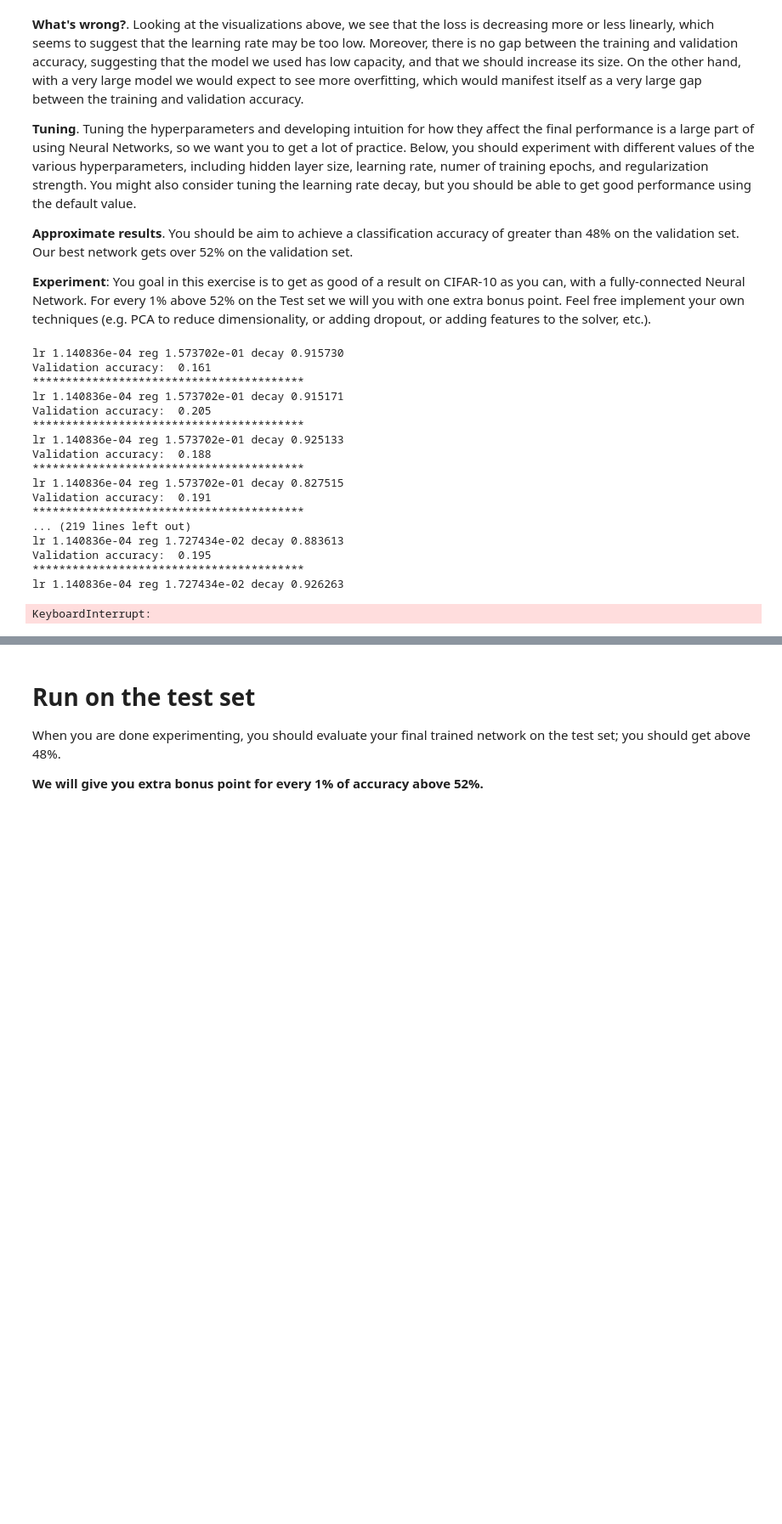
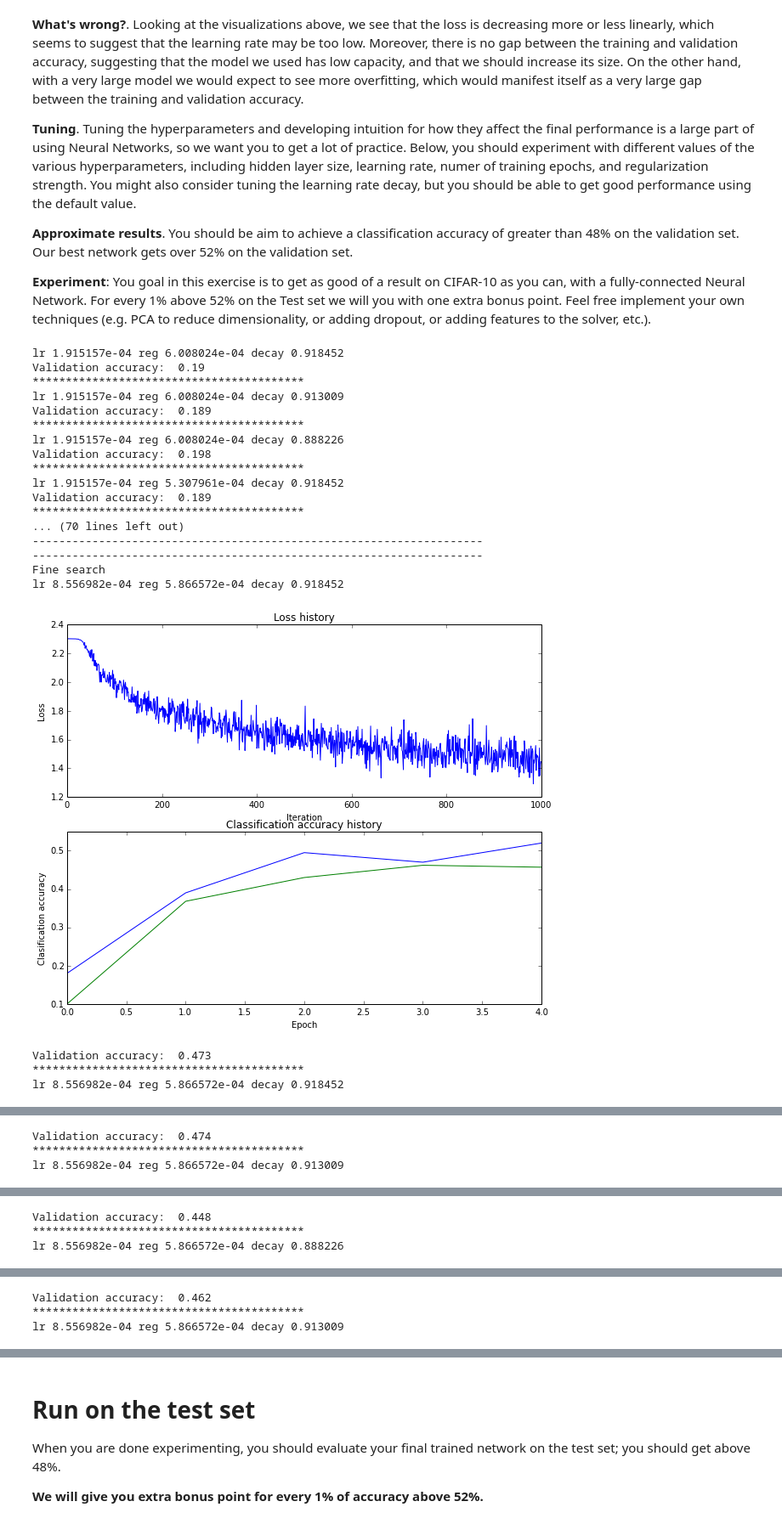
Before and after one commit to xmfbit/CS231n, a Jupyter notebook: assignment1/two_layer_net.ipynb, the cells around one changed output, grey strips where cells are left out. Shown at 85% size. Cells and saved outputs as stored; diff of their text form; code cells hidden in the pictures; blank space fills up the shorter version.

Commit message:
Complete NN part, best accuracy need to be improved

```diff
--- a/assignment1/two_layer_net.ipynb
+++ b/assignment1/two_layer_net.ipynb
@@ -295,9 +295,9 @@ best_net = None # store the best model into this
 input_sizes = 32 * 32 * 3
 hidden_sizes = 50
 
-learning_rates =10**np.random.uniform(-5, -1, 10)
-reg_strengths = 10**np.random.uniform(-4, 0, 10)
-learning_rate_decay = np.random.uniform(0.8, 1, 10)
+learning_rates =10**np.random.uniform(-5, -1, 3)
+reg_strengths = 10**np.random.uniform(-4, 0, 3)
+learning_rate_decay = np.random.uniform(0.8, 1, 3)
 num_iters = 200
 
 results = {}
@@ -347,44 +347,47 @@ for lr, reg, decay in results:
     acc = results[(lr, reg, decay)]
     if acc > 0.35:   # acc is engough high
         print 'lr %e reg %e decay %f' %(lr, rs, decay)
         net = TwoLayerNet(input_sizes, hidden_sizes, num_classes)
         stats = net.train(X_train, y_train, X_val, y_val, num_iters=num_iters, batch_size=200, learning_rate=lr, learning_rate_decay=decay, reg=rs, verbose=False)
         plot_stat(stats)
         # Predict on the validation set
         val_acc = (net.predict(X_val) == y_val).mean()
         print 'Validation accuracy: ', val_acc
         if val_acc > best_val:
             best_val = val_acc
             best_net = net
         results[(lr, rs, decay)] = val_acc
         print '*****************************************'
 
 print '-----------------------------------------------------------------'
 import operator
 sorted_result = sorted(results.items(), key = operator.itemgetter(1), reverse = True)
 for (lr, reg, decay),val_accuracy in sorted_result:
     print 'lr %e reg %e decay %f val accuracy: %f' % (lr, reg, decay, val_accuracy)
     if val_accuracy < 0.35:
         break
 #################################################################################
 #                               END OF YOUR CODE                                #
 #################################################################################
 # %% [output]
-lr 1.140836e-04 reg 1.573702e-01 decay 0.915730
-Validation accuracy:  0.161
+lr 1.915157e-04 reg 6.008024e-04 decay 0.918452
+Validation accuracy:  0.19
 *****************************************
-lr 1.140836e-04 reg 1.573702e-01 decay 0.915171
-Validation accuracy:  0.205
+lr 1.915157e-04 reg 6.008024e-04 decay 0.913009
+Validation accuracy:  0.189
 *****************************************
-lr 1.140836e-04 reg 1.573702e-01 decay 0.925133
-Validation accuracy:  0.188
+lr 1.915157e-04 reg 6.008024e-04 decay 0.888226
+Validation accuracy:  0.198
 *****************************************
-lr 1.140836e-04 reg 1.573702e-01 decay 0.827515
-Validation accuracy:  0.191
+lr 1.915157e-04 reg 5.307961e-04 decay 0.918452
+Validation accuracy:  0.189
 *****************************************
-... (219 lines left out)
-lr 1.140836e-04 reg 1.727434e-02 decay 0.883613
-Validation accuracy:  0.195
-*****************************************
-lr 1.140836e-04 reg 1.727434e-02 decay 0.926263
+... (70 lines left out)
+--------------------------------------------------------------------
+--------------------------------------------------------------------
+Fine search
+lr 8.556982e-04 reg 5.866572e-04 decay 0.918452
+[figure, added]
-KeyboardInterrupt:
+Validation accuracy:  0.473
+*****************************************
+lr 8.556982e-04 reg 5.866572e-04 decay 0.918452
@@ -390,0 +395,3 @@ KeyboardInterrupt:
+Validation accuracy:  0.474
+*****************************************
+lr 8.556982e-04 reg 5.866572e-04 decay 0.913009
@@ -390,0 +399,3 @@ KeyboardInterrupt:
+Validation accuracy:  0.448
+*****************************************
+lr 8.556982e-04 reg 5.866572e-04 decay 0.888226
@@ -390,0 +403,3 @@ KeyboardInterrupt:
+Validation accuracy:  0.462
+*****************************************
+lr 8.556982e-04 reg 5.866572e-04 decay 0.913009
```
Also changed, not shown: parts of 5 cells of this notebook.
